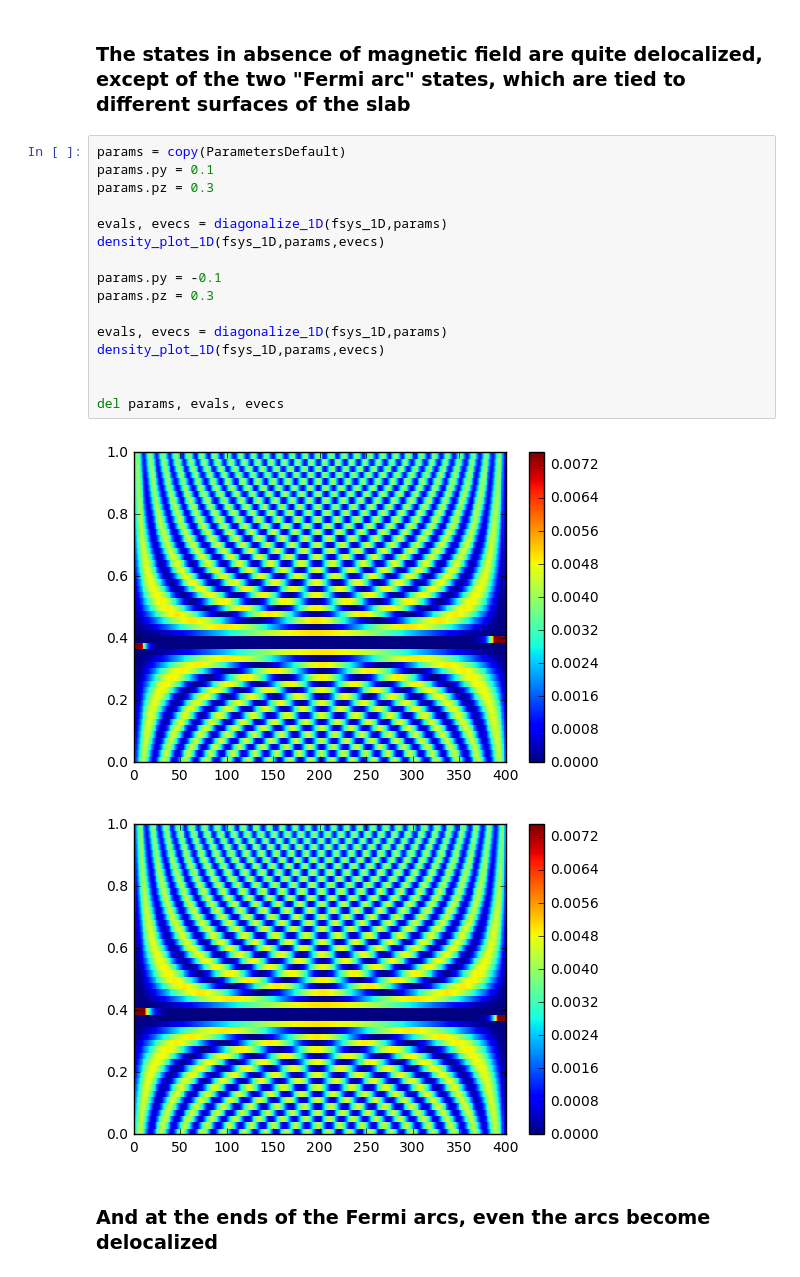
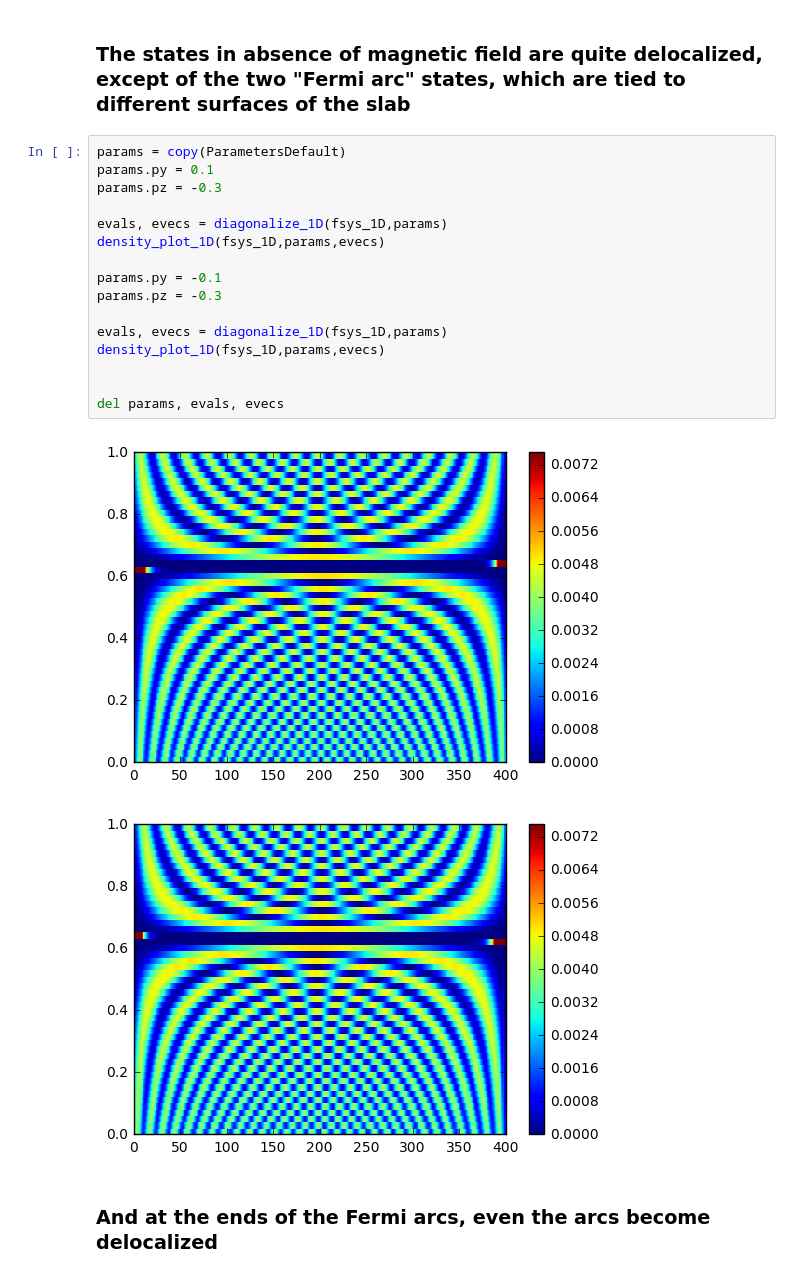
Before and after one commit to Artem-Ivashko/Vazifeh-Franz-magnetic-field, a Jupyter notebook: General-features.ipynb, the cells around one changed output. Cells and saved outputs as stored; diff of their text form.

```diff
--- a/General-features.ipynb
+++ b/General-features.ipynb
@@ -135,22 +135,22 @@ diagonalizer.spectrum_plot_1D(evals,pyMin,pyMax,pyCount)
 # %%
 params = copy(ParametersDefault)
 params.py = 0.1
-params.pz = 0.3
+params.pz = -0.3
 
 evals, evecs = diagonalize_1D(fsys_1D,params)
 density_plot_1D(fsys_1D,params,evecs)
 
 params.py = -0.1
-params.pz = 0.3
+params.pz = -0.3
 
 evals, evecs = diagonalize_1D(fsys_1D,params)
 density_plot_1D(fsys_1D,params,evecs)
 
 
 del params, evals, evecs
 # %% [output]
-[figure, old version]
+[figure, new version]
-[figure, old version]
+[figure, new version]
 # %% [markdown]
 ### And at the ends of the Fermi arcs, even the arcs become delocalized
 # %%
```
Also changed, not shown: parts of 1 cell of this notebook, 1 other file.
